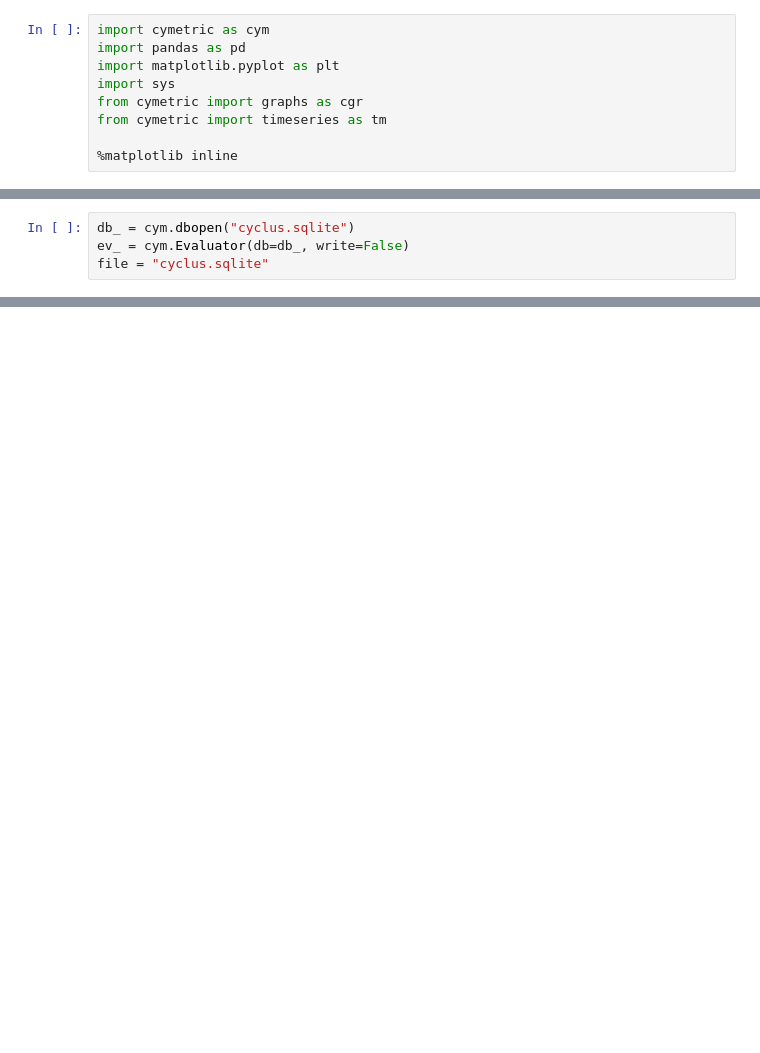
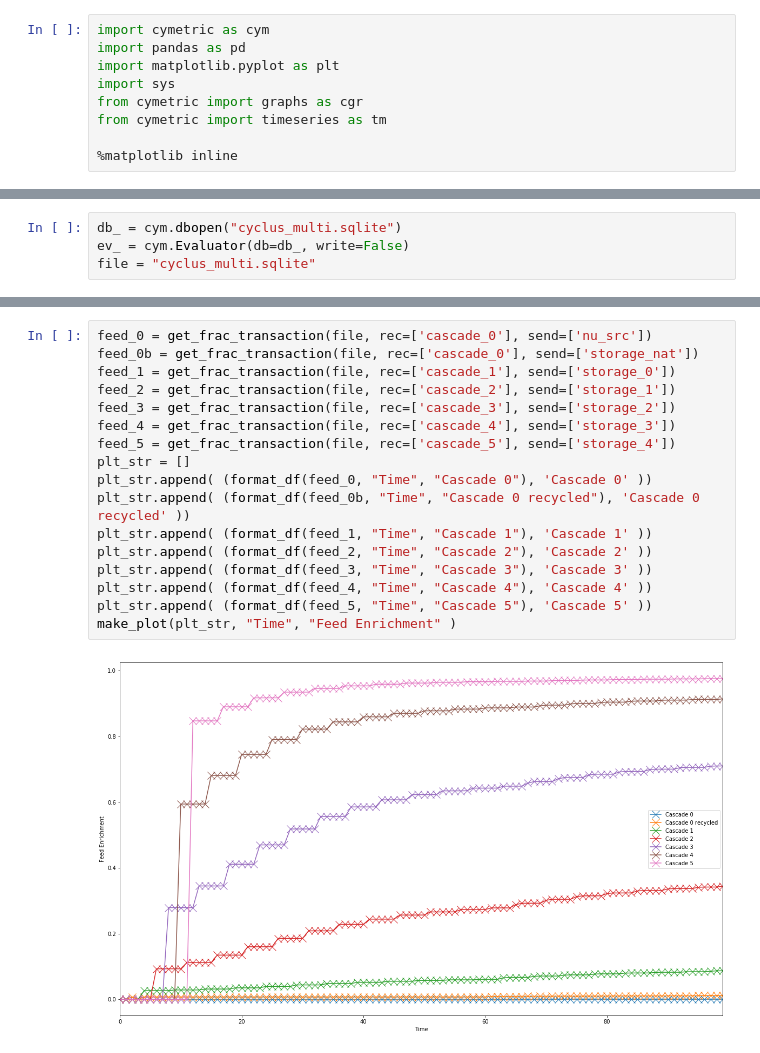
Before and after one commit to bam241/cyclus_jcpoa, a Jupyter notebook: cascade.ipynb, the cells around one changed output, grey strips where cells are left out. Saved outputs shown, nothing was run; the diff lists cells and outputs as text; blank space fills up the shorter version.

```diff
--- a/cascade.ipynb
+++ b/cascade.ipynb
@@ -53,12 +58,31 @@ def make_plot(dfs, x_name, y_name, figsize = (20,12), mk = 'x', mk_z=14, linesty
     #plt.savefig('trans.png', dpi=326)
     plt.legend()
 # %%
-db_ = cym.dbopen("cyclus.sqlite")
+db_ = cym.dbopen("cyclus_multi.sqlite")
 ev_ = cym.Evaluator(db=db_, write=False)
-file = "cyclus.sqlite"
+file = "cyclus_multi.sqlite"
 # %%
 flow_graph = cgr.flow_graph(ev_)
 flow_graph
 # %% [output]
 [drawing not drawn]
+# %%
+feed_0 = get_frac_transaction(file, rec=['cascade_0'], send=['nu_src'])
+feed_0b = get_frac_transaction(file, rec=['cascade_0'], send=['storage_nat'])
+feed_1 = get_frac_transaction(file, rec=['cascade_1'], send=['storage_0'])
+feed_2 = get_frac_transaction(file, rec=['cascade_2'], send=['storage_1'])
+feed_3 = get_frac_transaction(file, rec=['cascade_3'], send=['storage_2'])
+feed_4 = get_frac_transaction(file, rec=['cascade_4'], send=['storage_3'])
+feed_5 = get_frac_transaction(file, rec=['cascade_5'], send=['storage_4'])
+plt_str = []
+plt_str.append( (format_df(feed_0, "Time", "Cascade 0"), 'Cascade 0' ))
+plt_str.append( (format_df(feed_0b, "Time", "Cascade 0 recycled"), 'Cascade 0 recycled' ))
+plt_str.append( (format_df(feed_1, "Time", "Cascade 1"), 'Cascade 1' ))
+plt_str.append( (format_df(feed_2, "Time", "Cascade 2"), 'Cascade 2' ))
+plt_str.append( (format_df(feed_3, "Time", "Cascade 3"), 'Cascade 3' ))
+plt_str.append( (format_df(feed_4, "Time", "Cascade 4"), 'Cascade 4' ))
+plt_str.append( (format_df(feed_5, "Time", "Cascade 5"), 'Cascade 5' ))
+make_plot(plt_str, "Time", "Feed Enrichment" )
+# %% [output]
+[figure, added]
 # %%
```
Also changed, not shown: parts of 14 cells of this notebook, 20 other files.
